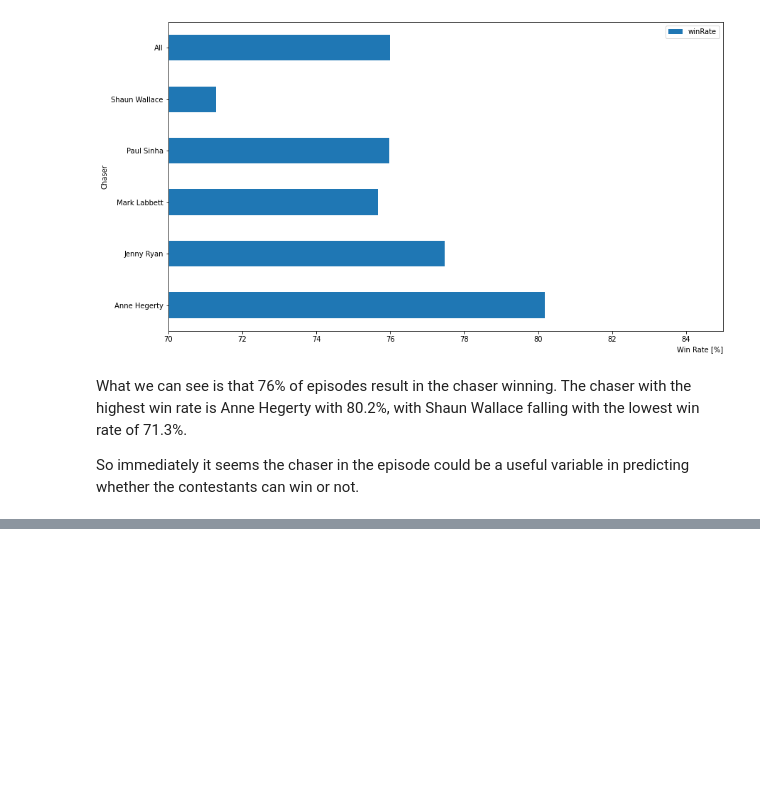
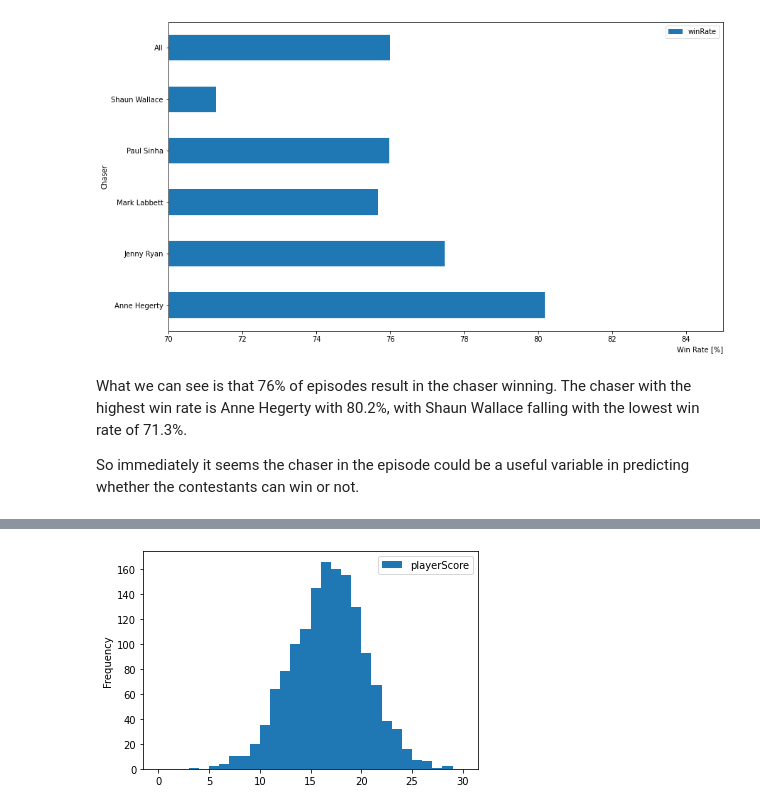
Before and after one commit to hjlyons/ClassicProjects, a Jupyter notebook: TheChase/Simple_EDA.ipynb, the cells around one changed output, grey strips where cells are left out. Cells and saved outputs as stored; diff of their text form; code cells hidden in the pictures; blank space fills up the shorter version.

Commit message:
visualise score based win-rates

```diff
--- a/TheChase/Simple_EDA.ipynb
+++ b/TheChase/Simple_EDA.ipynb
@@ -43,0 +58,5 @@ So immediately it seems the chaser in the episode could be a useful variable in
+# %%
+ax = df.plot(kind="hist", y="playerScore", bins=np.linspace(0,30,31))
+plt.show()
+# %% [output]
+[figure, added]
```
Also changed, not shown: parts of 8 cells of this notebook.
